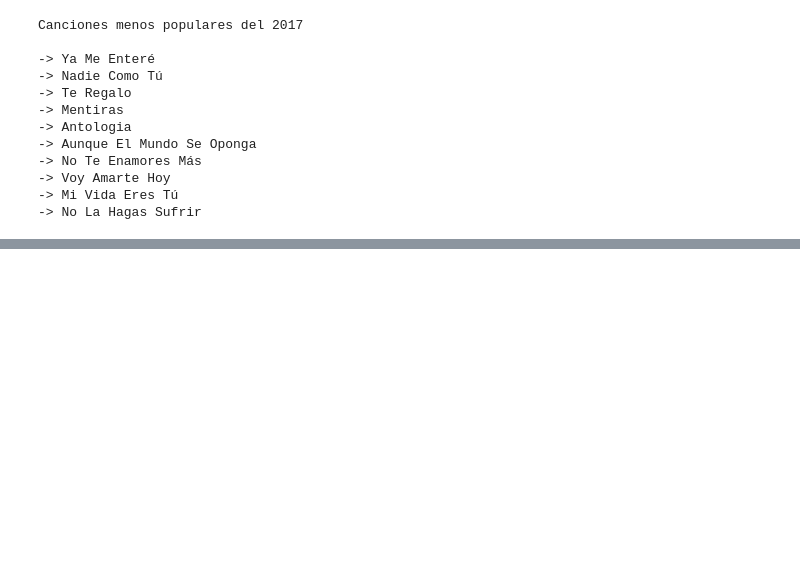
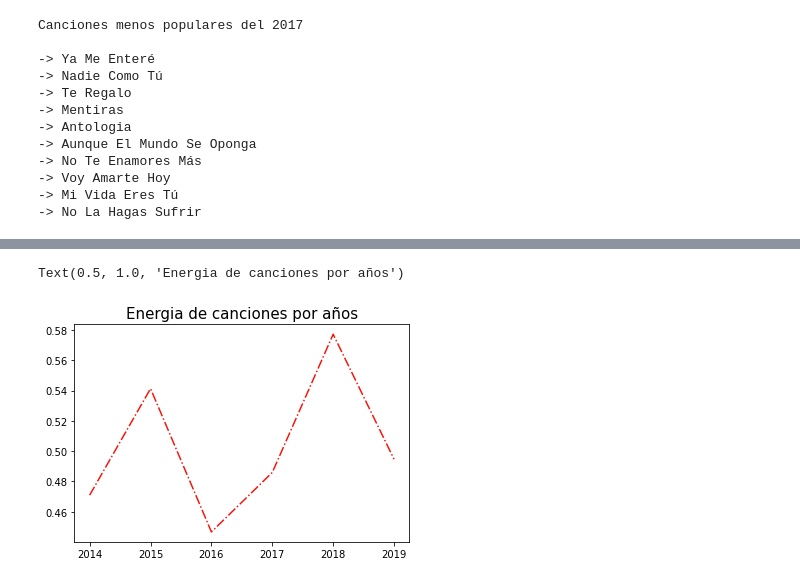
Before and after one commit to nestorjuarezR/Data_Science, a Jupyter notebook: playlist_spotify.ipynb, the cells around one changed output, grey strips where cells are left out. Saved outputs shown, nothing was run; the diff lists cells and outputs as text; code cells hidden in the pictures; blank space fills up the shorter version.

```diff
--- a/playlist_spotify.ipynb
+++ b/playlist_spotify.ipynb
@@ -355,0 +415,4 @@ Canciones menos populares del 2017
+# %%
+#Energia promedio de canciones por años
+year_energy = pd.DataFrame(data.groupby('Year')['energy'].mean())
+year_energy.sort_values(by=['energy'], ascending=False)
@@ -355,0 +428,8 @@ Canciones menos populares del 2017
+# %%
+plt.plot(year_energy['energy'],
+         color='#F4160C',
+         linestyle='dashdot')
+plt.title('Energia de canciones por años',fontsize=15)
+# %% [output]
+Text(0.5, 1.0, 'Energia de canciones por años')
+[figure, added]
```
Also changed, not shown: parts of 14 cells of this notebook.
